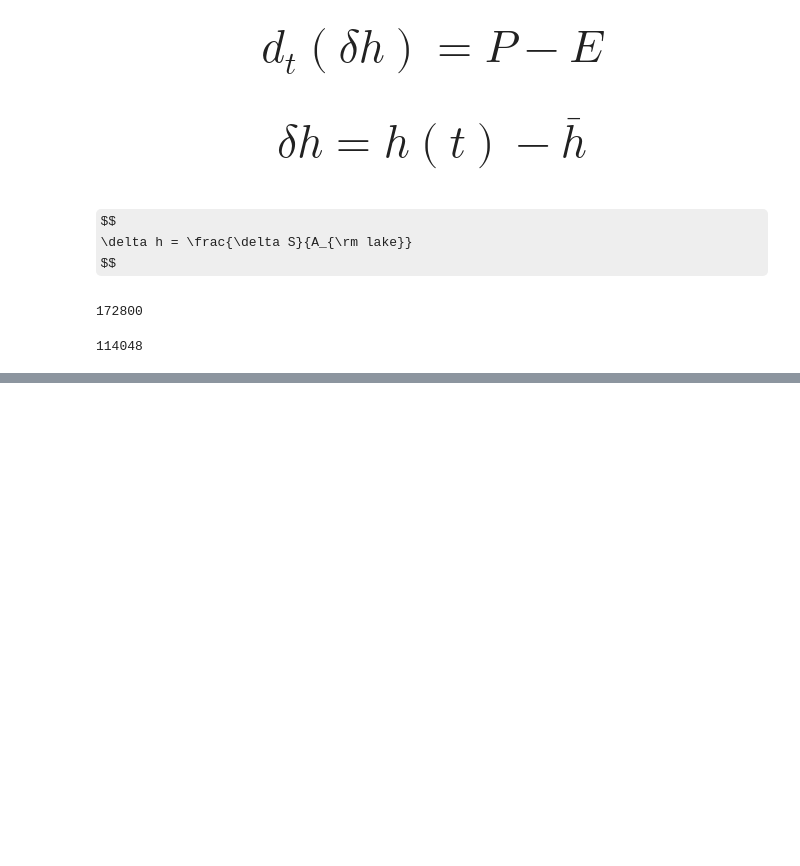
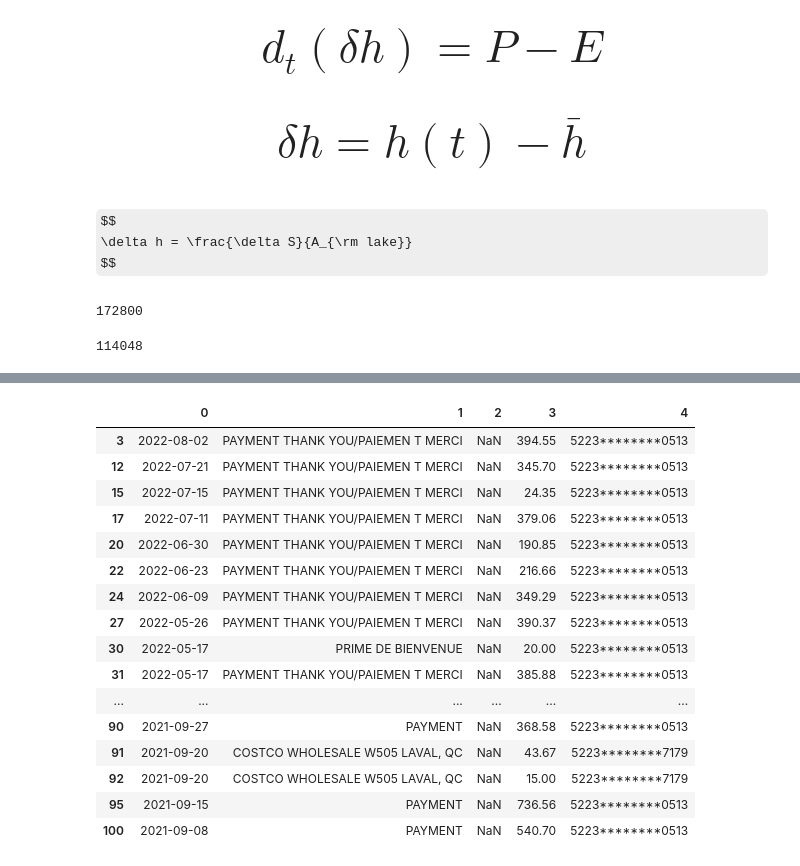
Before and after one commit to guziy/PyNotebooks, a Jupyter notebook: Untitled0.ipynb, the cells around one changed output, grey strips where cells are left out. Saved outputs shown, nothing was run; the diff lists cells and outputs as text; code cells hidden in the pictures; some formulas as TeX source; blank space fills up the shorter version.

```diff
--- a/Untitled0.ipynb
+++ b/Untitled0.ipynb
@@ -125,0 +167,20 @@ $$
+# %%
+df.loc[~df[3].isna(),:]
+# %% [output]
+|  | 0 | 1 | 2 | 3 | 4 |
+| 3 | 2022-08-02 | PAYMENT THANK YOU/PAIEMEN T MERCI | NaN | 394.55 | 5223********0513 |
+| 12 | 2022-07-21 | PAYMENT THANK YOU/PAIEMEN T MERCI | NaN | 345.70 | 5223********0513 |
+| 15 | 2022-07-15 | PAYMENT THANK YOU/PAIEMEN T MERCI | NaN | 24.35 | 5223********0513 |
+| 17 | 2022-07-11 | PAYMENT THANK YOU/PAIEMEN T MERCI | NaN | 379.06 | 5223********0513 |
+| 20 | 2022-06-30 | PAYMENT THANK YOU/PAIEMEN T MERCI | NaN | 190.85 | 5223********0513 |
+| 22 | 2022-06-23 | PAYMENT THANK YOU/PAIEMEN T MERCI | NaN | 216.66 | 5223********0513 |
+| 24 | 2022-06-09 | PAYMENT THANK YOU/PAIEMEN T MERCI | NaN | 349.29 | 5223********0513 |
+| 27 | 2022-05-26 | PAYMENT THANK YOU/PAIEMEN T MERCI | NaN | 390.37 | 5223********0513 |
+| 30 | 2022-05-17 | PRIME DE BIENVENUE | NaN | 20.00 | 5223********0513 |
+| 31 | 2022-05-17 | PAYMENT THANK YOU/PAIEMEN T MERCI | NaN | 385.88 | 5223********0513 |
+| ... | ... | ... | ... | ... | ... |
+| 90 | 2021-09-27 | PAYMENT | NaN | 368.58 | 5223********0513 |
+| 91 | 2021-09-20 | COSTCO WHOLESALE W505 LAVAL, QC | NaN | 43.67 | 5223********7179 |
+| 92 | 2021-09-20 | COSTCO WHOLESALE W505 LAVAL, QC | NaN | 15.00 | 5223********7179 |
+| 95 | 2021-09-15 | PAYMENT | NaN | 736.56 | 5223********0513 |
+| 100 | 2021-09-08 | PAYMENT | NaN | 540.70 | 5223********0513 |
```
Also changed, not shown: parts of 9 cells of this notebook, 1 other file.
